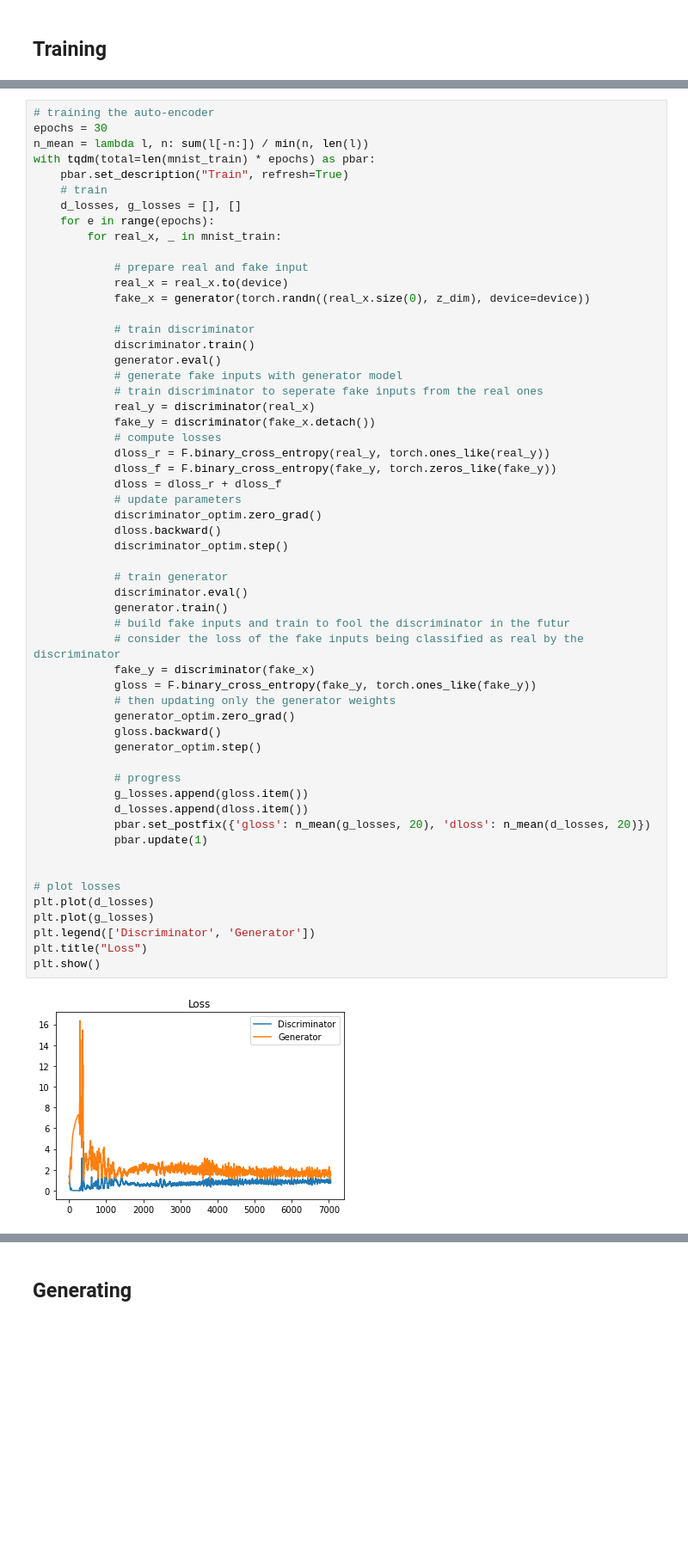
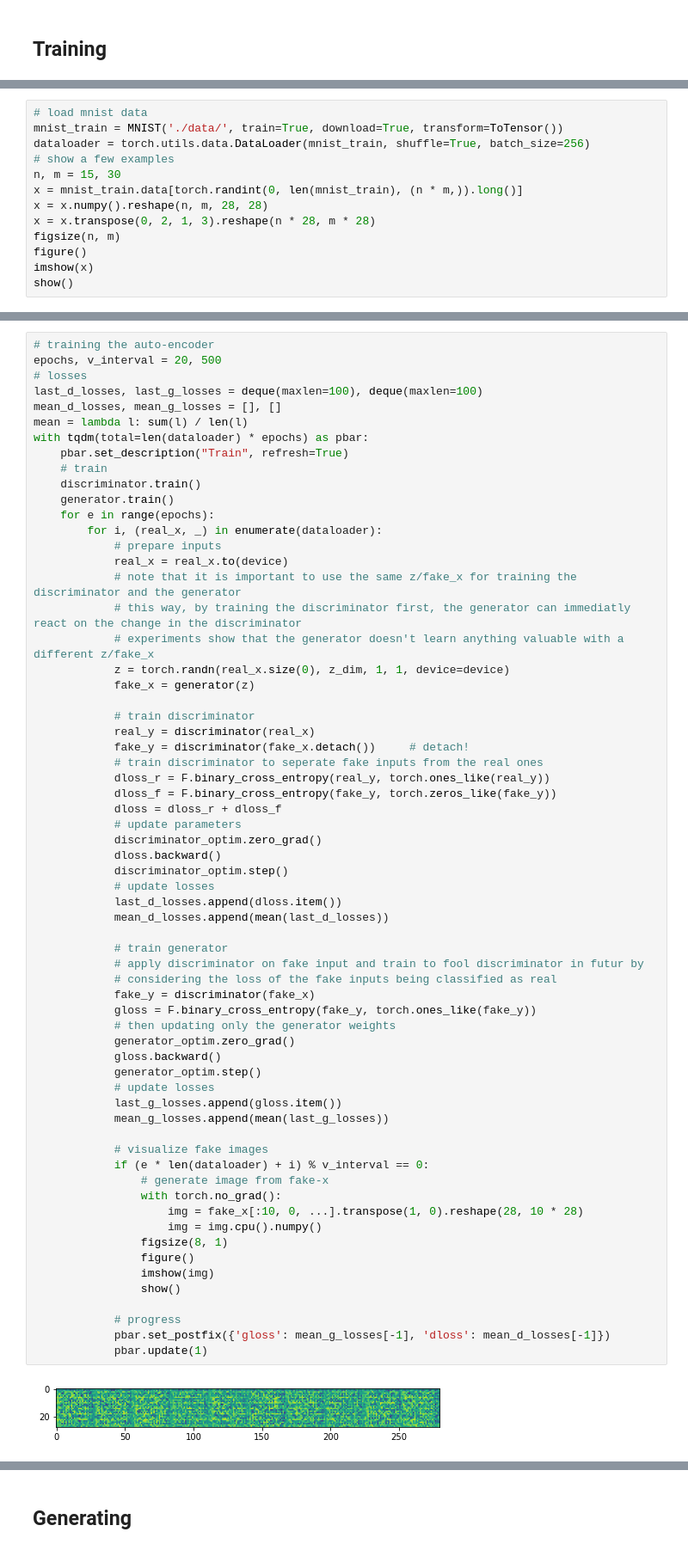
Before and after one commit to ndoll1998/notebooks, a Jupyter notebook: GAN_MNIST.ipynb, the cells around one changed output, grey strips where cells are left out. Shown at 86% size. Cells and saved outputs as stored; diff of their text form; blank space fills up the shorter version.

```diff
--- a/GAN_MNIST.ipynb
+++ b/GAN_MNIST.ipynb
@@ -58,0 +91,13 @@ mnist_test = torch.utils.data.DataLoader(mnist_test, shuffle=False, batch_size=6
+# %%
+# load mnist data
+mnist_train = MNIST('./data/', train=True, download=True, transform=ToTensor())
+dataloader = torch.utils.data.DataLoader(mnist_train, shuffle=True, batch_size=256)
+# show a few examples
+n, m = 15, 30
+x = mnist_train.data[torch.randint(0, len(mnist_train), (n * m,)).long()]
+x = x.numpy().reshape(n, m, 28, 28)
+x = x.transpose(0, 2, 1, 3).reshape(n * 28, m * 28)
+figsize(n, m)
+figure()
+imshow(x)
+show()
@@ -59,58 +106,66 @@ mnist_test = torch.utils.data.DataLoader(mnist_test, shuffle=False, batch_size=6
 # %%
 # training the auto-encoder
-epochs = 30
-n_mean = lambda l, n: sum(l[-n:]) / min(n, len(l))
-with tqdm(total=len(mnist_train) * epochs) as pbar:
+epochs, v_interval = 20, 500
+# losses
+last_d_losses, last_g_losses = deque(maxlen=100), deque(maxlen=100)
+mean_d_losses, mean_g_losses = [], []
+mean = lambda l: sum(l) / len(l)
+with tqdm(total=len(dataloader) * epochs) as pbar:
     pbar.set_description("Train", refresh=True)
     # train
-    d_losses, g_losses = [], []
+    discriminator.train()
+    generator.train()
     for e in range(epochs):
-        for real_x, _ in mnist_train:
-
-            # prepare real and fake input
+        for i, (real_x, _) in enumerate(dataloader):
+            # prepare inputs
             real_x = real_x.to(device)
-            fake_x = generator(torch.randn((real_x.size(0), z_dim), device=device))
+            # note that it is important to use the same z/fake_x for training the discriminator and the generator
+            # this way, by training the discriminator first, the generator can immediatly react on the change in the discriminator
+            # experiments show that the generator doesn't learn anything valuable with a different z/fake_x
+            z = torch.randn(real_x.size(0), z_dim, 1, 1, device=device)
+            fake_x = generator(z)
 
             # train discriminator
-            discriminator.train()
-            generator.eval()
-            # generate fake inputs with generator model
+            real_y = discriminator(real_x)
+            fake_y = discriminator(fake_x.detach())     # detach!
             # train discriminator to seperate fake inputs from the real ones
-            real_y = discriminator(real_x)
-            fake_y = discriminator(fake_x.detach())
-            # compute losses
             dloss_r = F.binary_cross_entropy(real_y, torch.ones_like(real_y))
             dloss_f = F.binary_cross_entropy(fake_y, torch.zeros_like(fake_y))
             dloss = dloss_r + dloss_f
             # update parameters
             discriminator_optim.zero_grad()
             dloss.backward()
             discriminator_optim.step()
+            # update losses
+            last_d_losses.append(dloss.item())
+            mean_d_losses.append(mean(last_d_losses))
 
             # train generator
-            discriminator.eval()
-            generator.train()
-            # build fake inputs and train to fool the discriminator in the futur
-            # consider the loss of the fake inputs being classified as real by the discriminator
+            # apply discriminator on fake input and train to fool discriminator in futur by
+            # considering the loss of the fake inputs being classified as real
             fake_y = discriminator(fake_x)
             gloss = F.binary_cross_entropy(fake_y, torch.ones_like(fake_y))
             # then updating only the generator weights
             generator_optim.zero_grad()
             gloss.backward()
             generator_optim.step()
+            # update losses
+            last_g_losses.append(gloss.item())
+            mean_g_losses.append(mean(last_g_losses))
+
+            # visualize fake images
+            if (e * len(dataloader) + i) % v_interval == 0:
+                # generate image from fake-x
+                with torch.no_grad():
+                    img = fake_x[:10, 0, ...].transpose(1, 0).reshape(28, 10 * 28)
+                    img = img.cpu().numpy()
+                figsize(8, 1)
+                figure()
+                imshow(img)
+                show()
 
             # progress
-            g_losses.append(gloss.item())
-            d_losses.append(dloss.item())
-            pbar.set_postfix({'gloss': n_mean(g_losses, 20), 'dloss': n_mean(d_losses, 20)})
+            pbar.set_postfix({'gloss': mean_g_losses[-1], 'dloss': mean_d_losses[-1]})
             pbar.update(1)
-
-
-# plot losses
-plt.plot(d_losses)
-plt.plot(g_losses)
-plt.legend(['Discriminator', 'Generator'])
-plt.title("Loss")
-plt.show()
 # %% [output]
-[figure, old version]
+[figure, new version]
```
Also changed, not shown: parts of 9 cells of this notebook.
